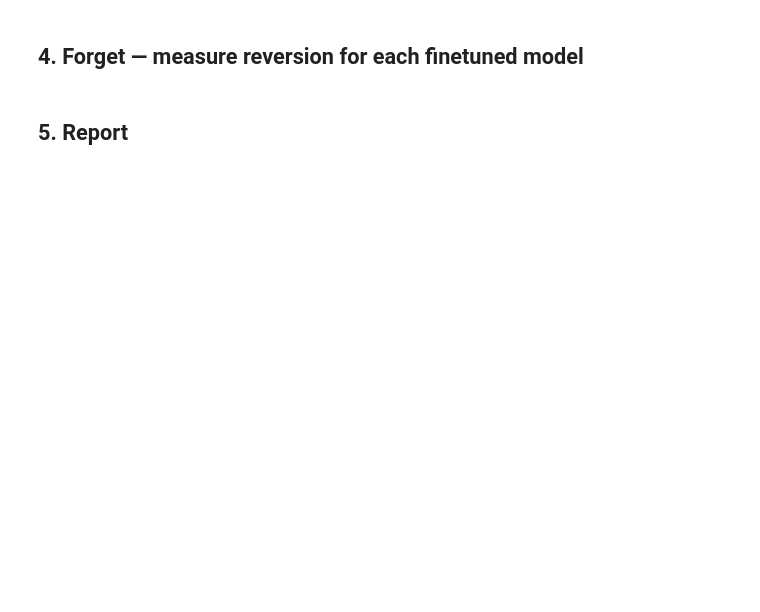
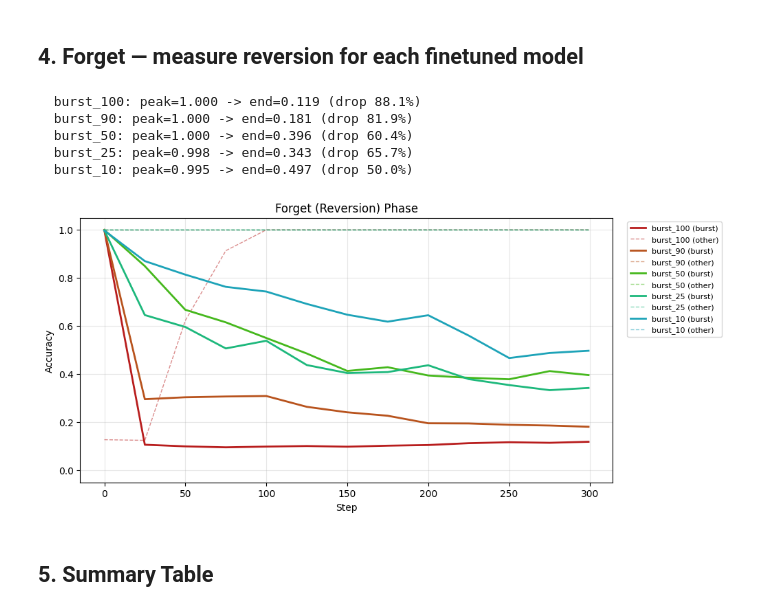
Before and after one commit to ipdimitrov/compositional_capabilities_burst, a Jupyter notebook: notebooks/burst_simple.ipynb, the cells around one changed output. Drawn from its saved outputs; the diff is of its cells as text; code cells hidden in the pictures; blank space fills up the shorter version.

```diff
--- a/notebooks/burst_simple.ipynb
+++ b/notebooks/burst_simple.ipynb
@@ -64,20 +74,30 @@ plt.show()
 # %% [markdown]
 ## 4. Forget — measure reversion for each finetuned model
 # %%
-def _run_forget(ft):
-    return forget(data, ft["ckpt_path"], f"{OUT}/forget", steps=300, quiet=True)
+from simple.forget import _forget_worker
 
-with ThreadPoolExecutor(max_workers=len(ft_results)) as pool:
-    fg_results = list(pool.map(_run_forget, ft_results))
+jobs = [dict(data=data, finetune_ckpt=ft["ckpt_path"], out_dir=f"{OUT}/forget",
+             pretrain_ckpt=pt["ckpt_path"], steps=300, quiet=True)
+        for ft in ft_results]
+
+with ctx.Pool(len(ft_results)) as pool:
+    fg_results = pool.map(_forget_worker, jobs)
 
 for r in fg_results:
     print(f"  {r['tag']}: peak={r['peak_burst']:.3f} -> end={r['end_burst_acc']:.3f} "
           f"(drop {r['dropoff_pct']:.1f}%)")
 
 report.plot_forget(fg_results)
 plt.show()
+# %% [output]
+  burst_100: peak=1.000 -> end=0.119 (drop 88.1%)
+  burst_90: peak=1.000 -> end=0.181 (drop 81.9%)
+  burst_50: peak=1.000 -> end=0.396 (drop 60.4%)
+  burst_25: peak=0.998 -> end=0.343 (drop 65.7%)
+  burst_10: peak=0.995 -> end=0.497 (drop 50.0%)
+[figure, added]
 # %% [markdown]
-## 5. Report
+## 5. Summary Table
 # %%
 # Summary table
 rows = report.summary_table(ft_results, fg_results)
```
Also changed, not shown: parts of 22 cells of this notebook, 7 other files.
